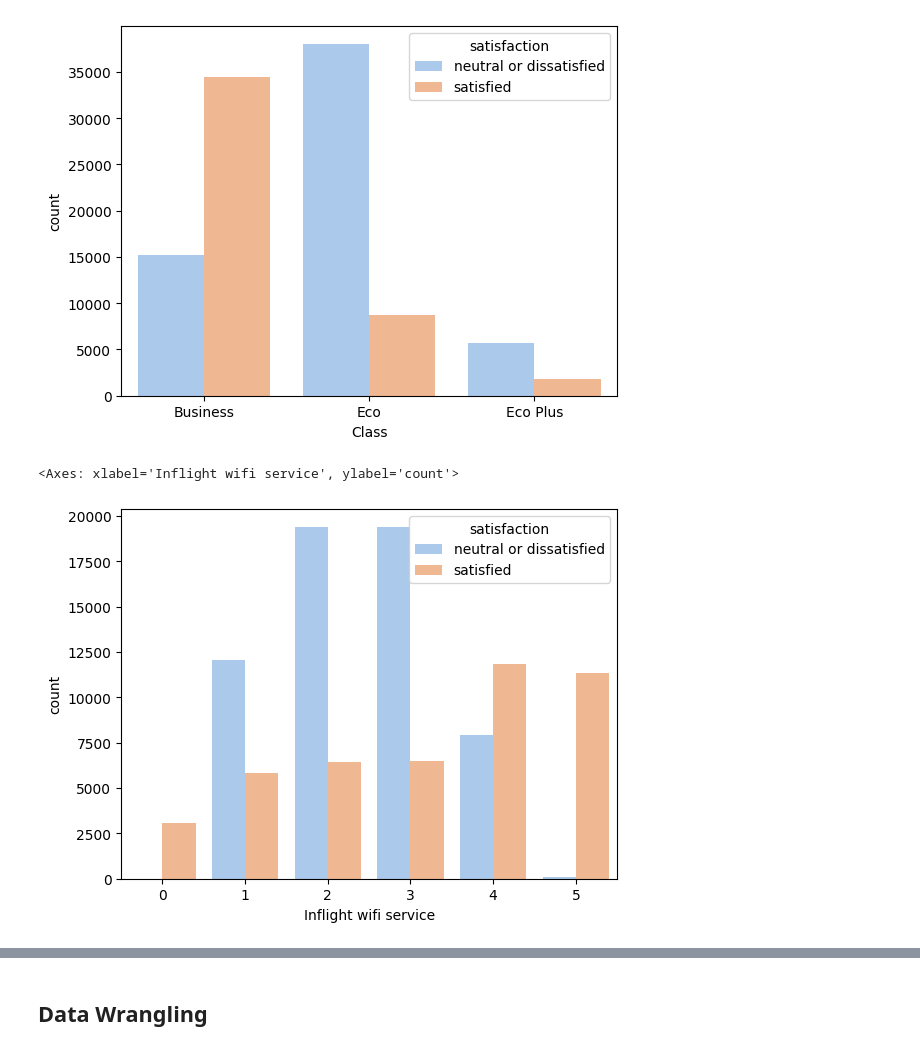
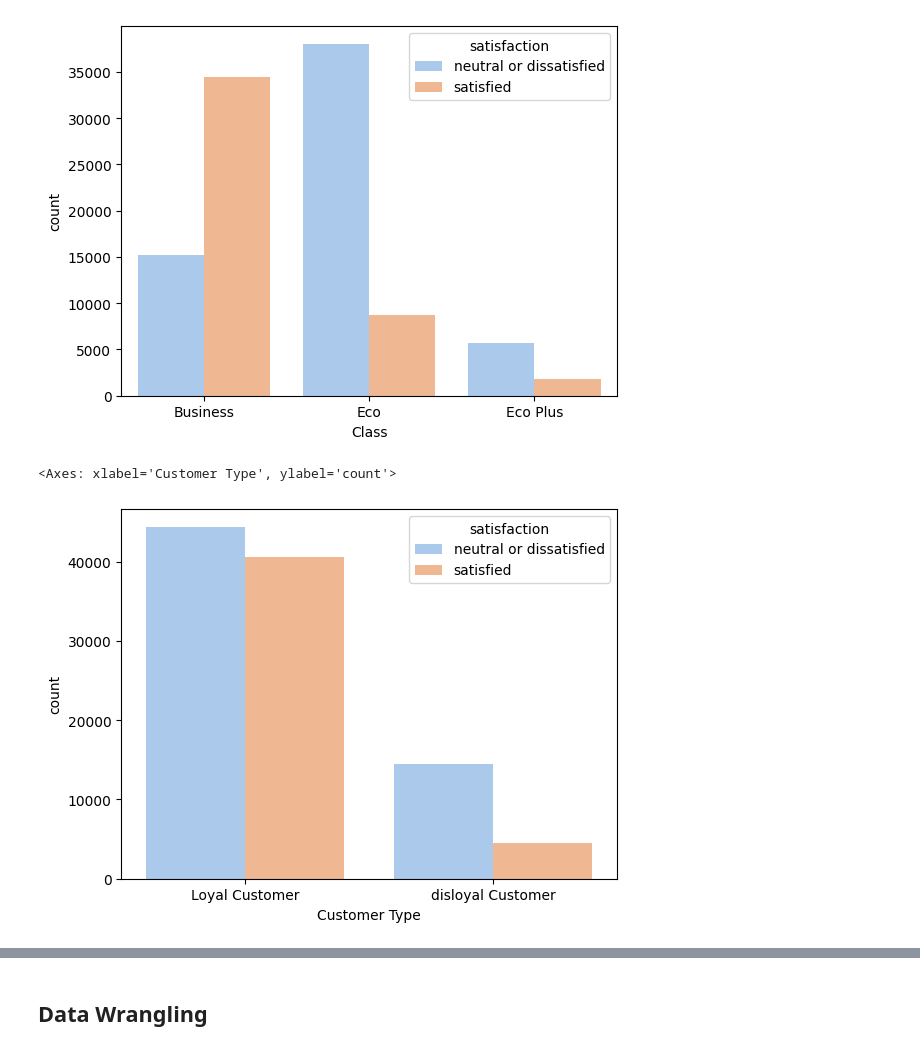
Before and after one commit to nicolasmtzguzman/airline-satisfaction, a Jupyter notebook: airline_satisfaction.ipynb, the cells around one changed output, grey strips where cells are left out. Saved outputs shown, nothing was run; the diff lists cells and outputs as text; code cells hidden in the pictures.

```diff
--- a/airline_satisfaction.ipynb
+++ b/airline_satisfaction.ipynb
@@ -188,7 +193,7 @@ sns.countplot(df,x='Class',hue='satisfaction',palette='pastel')
 <Axes: xlabel='Class', ylabel='count'>
 [figure]
 # %%
-sns.countplot(df,x='Inflight wifi service',hue='satisfaction',palette='pastel')
+sns.countplot(df,x='Customer Type',hue='satisfaction',palette='pastel')
 # %% [output]
-<Axes: xlabel='Inflight wifi service', ylabel='count'>
+<Axes: xlabel='Customer Type', ylabel='count'>
-[figure, old version]
+[figure, new version]
```
Also changed, not shown: parts of 3 cells of this notebook.
